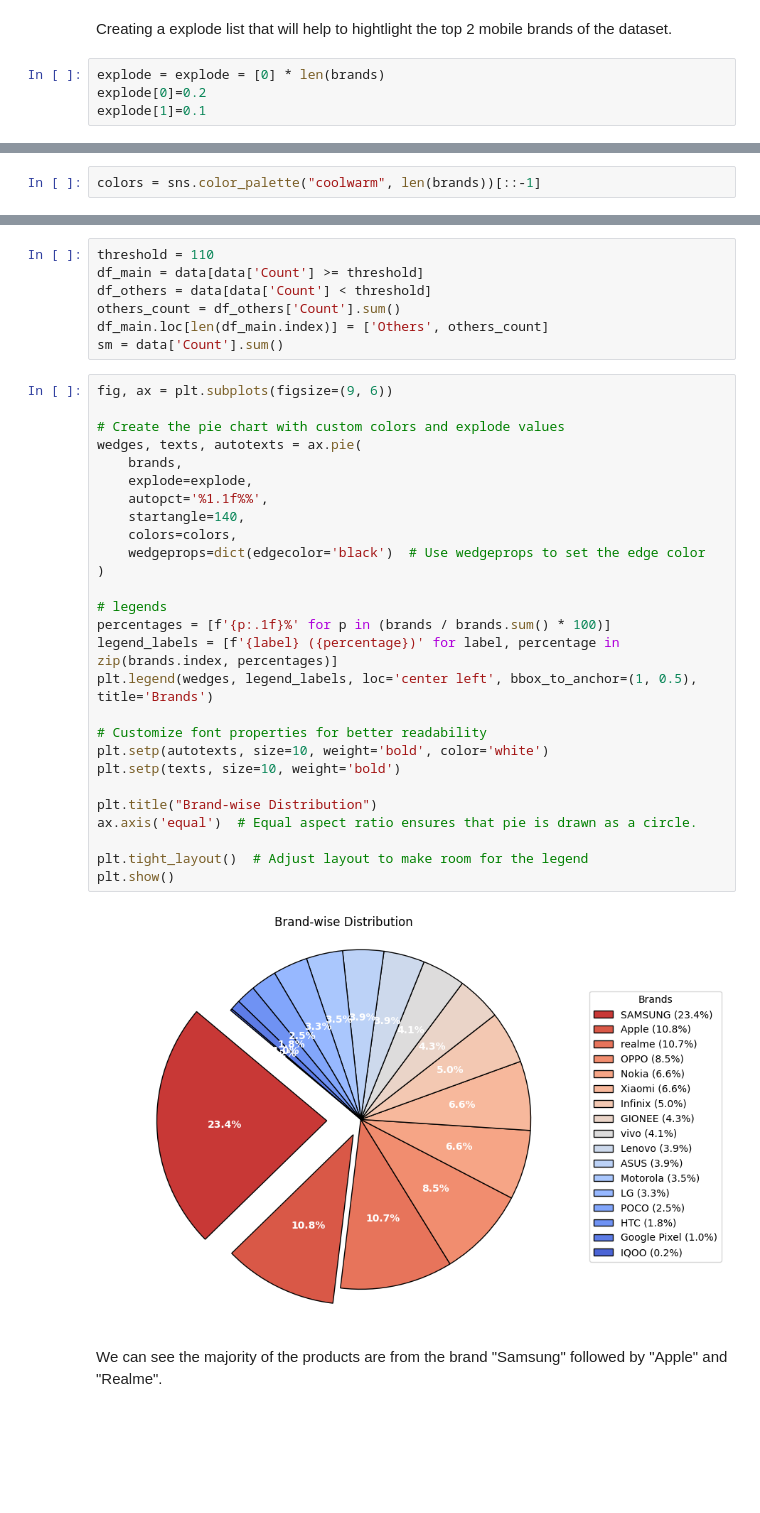
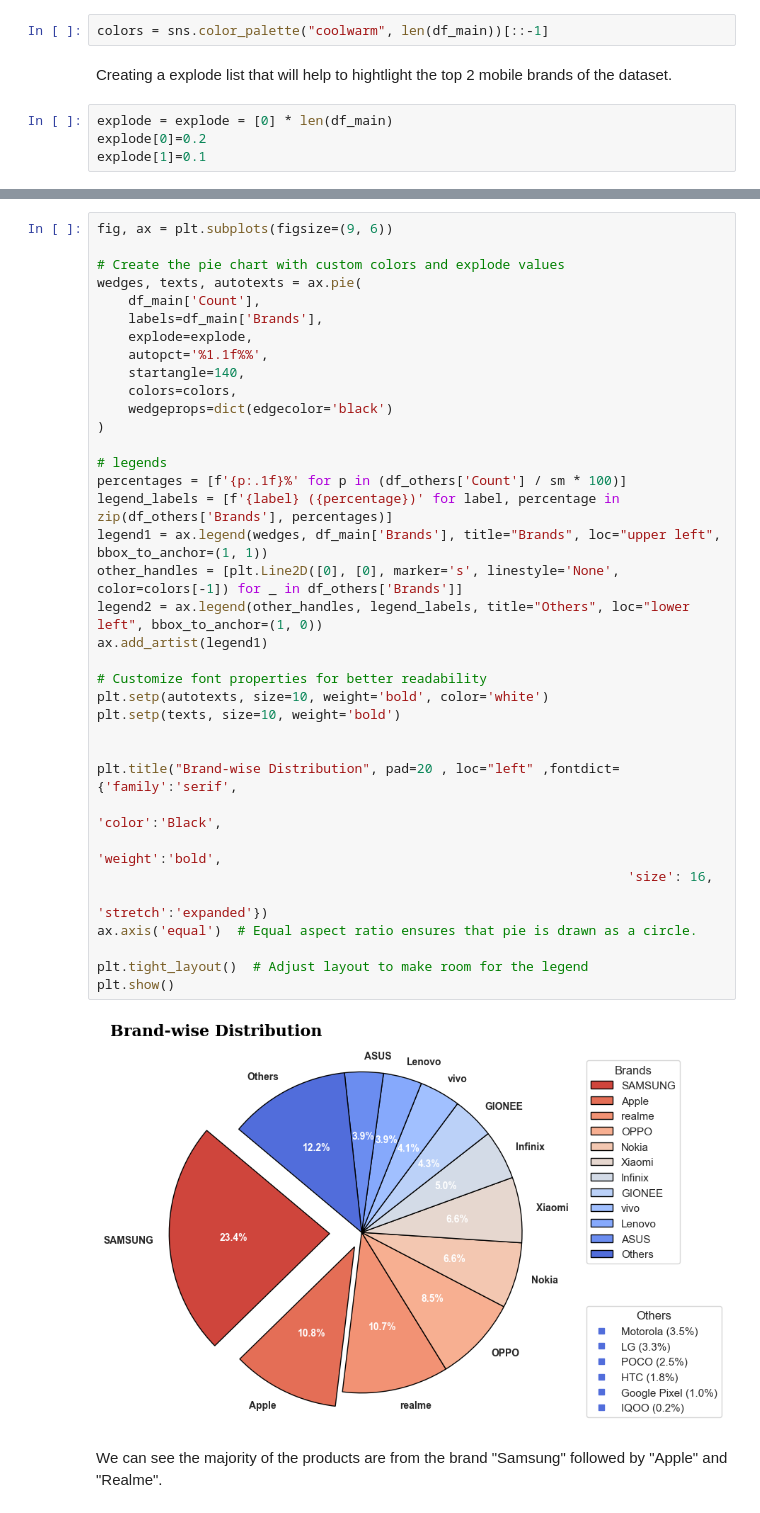
Before and after one commit to Vahsir7/EDA, a Jupyter notebook: mobile_sales/analysis.ipynb, the cells around one changed output, grey strips where cells are left out. Cells and saved outputs as stored; diff of their text form; blank space fills up the shorter version.

```diff
--- a/mobile_sales/analysis.ipynb
+++ b/mobile_sales/analysis.ipynb
@@ -97,6 +138,8 @@ Name: count, dtype: int64
+# %%
+colors = sns.color_palette("coolwarm", len(df_main))[::-1]
 # %% [markdown]
 Creating a explode list that will help to hightlight the top 2 mobile brands of the dataset.
 # %%
-explode = explode = [0] * len(brands)
+explode = explode = [0] * len(df_main)
 explode[0]=0.2
 explode[1]=0.1
@@ -105,2 +145,0 @@ Creating a clor palette for the pie chart.
-# %%
-colors = sns.color_palette("coolwarm", len(brands))[::-1]
@@ -109,38 +146,40 @@ Thresold values to show others in piechart
-# %%
-threshold = 110
-df_main = data[data['Count'] >= threshold]
-df_others = data[data['Count'] < threshold]
-others_count = df_others['Count'].sum()
-df_main.loc[len(df_main.index)] = ['Others', others_count]
-sm = data['Count'].sum()
 # %%
 fig, ax = plt.subplots(figsize=(9, 6))
 
 # Create the pie chart with custom colors and explode values
 wedges, texts, autotexts = ax.pie(
-    brands,
+    df_main['Count'],
+    labels=df_main['Brands'],
     explode=explode,
     autopct='%1.1f%%',
     startangle=140,
     colors=colors,
-    wedgeprops=dict(edgecolor='black')  # Use wedgeprops to set the edge color
+    wedgeprops=dict(edgecolor='black')
 )
 
 # legends
-percentages = [f'{p:.1f}%' for p in (brands / brands.sum() * 100)]
-legend_labels = [f'{label} ({percentage})' for label, percentage in zip(brands.index, percentages)]
-plt.legend(wedges, legend_labels, loc='center left', bbox_to_anchor=(1, 0.5), title='Brands')
+percentages = [f'{p:.1f}%' for p in (df_others['Count'] / sm * 100)]
+legend_labels = [f'{label} ({percentage})' for label, percentage in zip(df_others['Brands'], percentages)]
+legend1 = ax.legend(wedges, df_main['Brands'], title="Brands", loc="upper left", bbox_to_anchor=(1, 1))
+other_handles = [plt.Line2D([0], [0], marker='s', linestyle='None', color=colors[-1]) for _ in df_others['Brands']]
+legend2 = ax.legend(other_handles, legend_labels, title="Others", loc="lower left", bbox_to_anchor=(1, 0))
+ax.add_artist(legend1)
 
 # Customize font properties for better readability
 plt.setp(autotexts, size=10, weight='bold', color='white')
 plt.setp(texts, size=10, weight='bold')
 
-plt.title("Brand-wise Distribution")
+
+plt.title("Brand-wise Distribution", pad=20 , loc="left" ,fontdict={'family':'serif',
+                                                                    'color':'Black',
+                                                                    'weight':'bold',
+                                                                    'size': 16,
+                                                                    'stretch':'expanded'})
 ax.axis('equal')  # Equal aspect ratio ensures that pie is drawn as a circle.
 
 plt.tight_layout()  # Adjust layout to make room for the legend
 plt.show()
 # %% [output]
-[figure, old version]
+[figure, new version]
 # %% [markdown]
 We can see the majority of the products are from the brand "Samsung" followed by "Apple" and "Realme".
```
Also changed, not shown: parts of 51 cells of this notebook, 2 other files.
